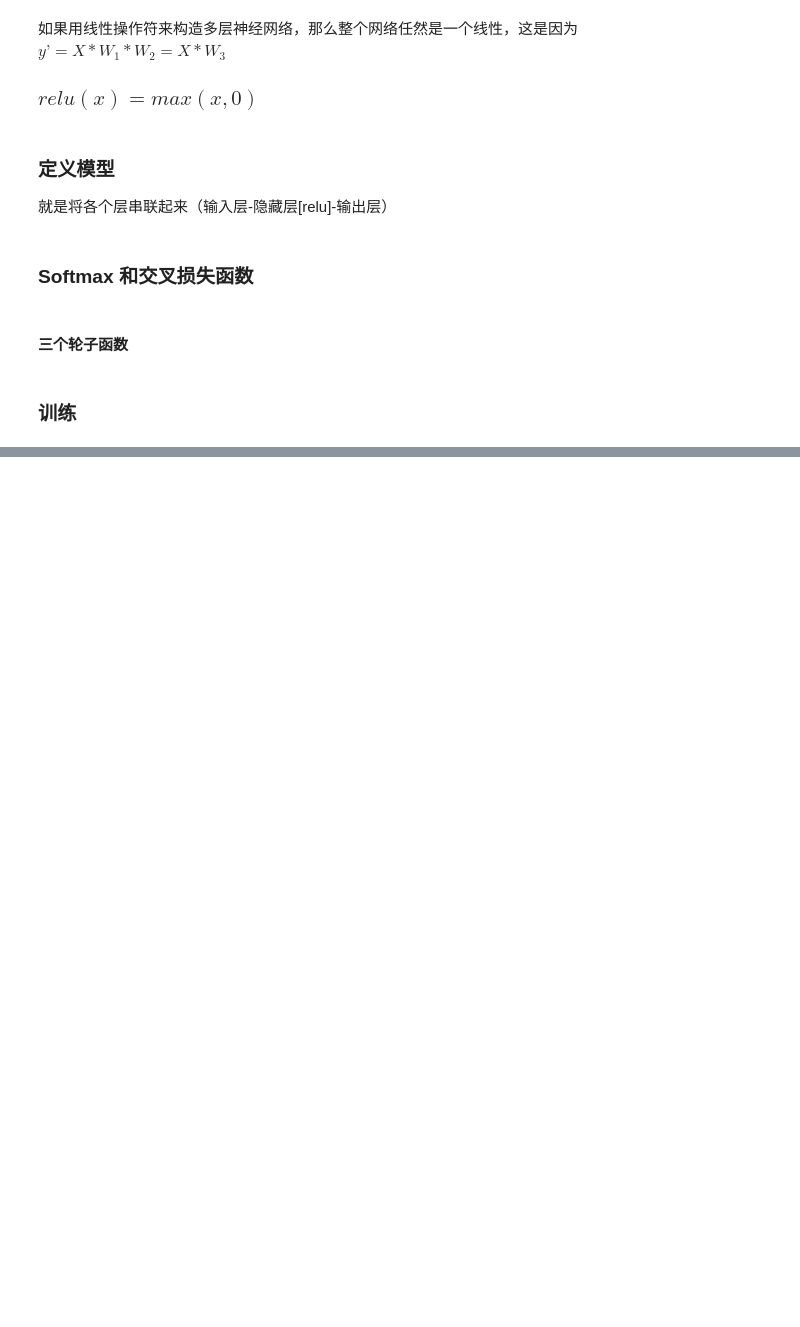
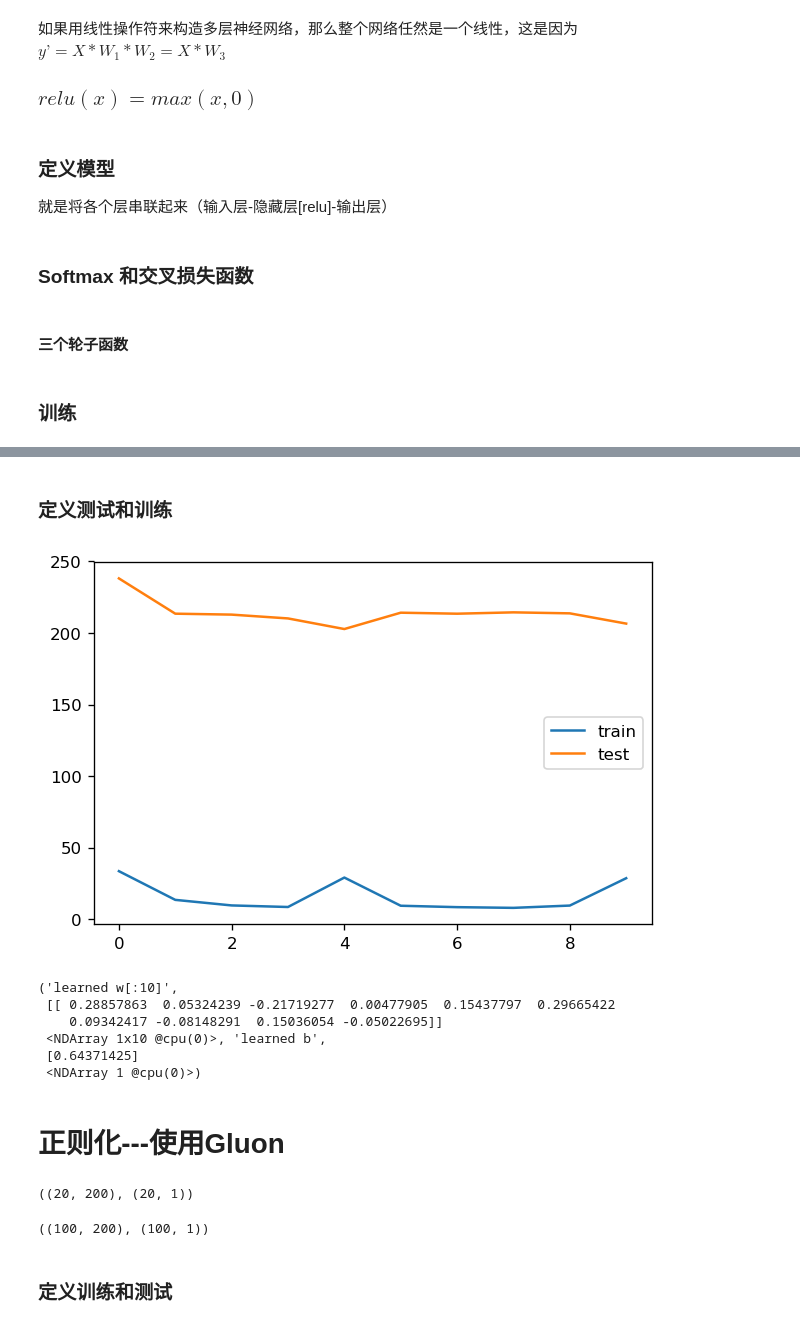
Before and after one commit to 499244188/Mx, a Jupyter notebook: 第二课 过拟合、多层感知机.ipynb, the cells around one changed output, grey strips where cells are left out. Saved outputs shown, nothing was run; the diff lists cells and outputs as text; code cells hidden in the pictures; blank space fills up the shorter version.

```diff
--- a/第二课 过拟合、多层感知机.ipynb
+++ b/第二课 过拟合、多层感知机.ipynb
@@ -104,0 +312,5 @@ Epoch 4. Loss: 0.276812, Train acc 0.899934,Test acc 0.022334
+# %%
+def L2_penalty(w,b):
+    return ((w**2).sum()+(b**2))/2
+# %% [markdown]
+### 定义测试和训练
@@ -104,0 +320,48 @@ Epoch 4. Loss: 0.276812, Train acc 0.899934,Test acc 0.022334
+# %%
+def net(X,w,b):
+    return(nd.dot(X,w)+b)
+
+def square_loss(yhat,y):
+    return (yhat-y.reshape(yhat.shape))**2/2
+
+def sgd(params,lr,batch_size):
+    for param in params:
+        param[:] = param-lr*param.grad/batch_size
+
+def test(net,params,X,y):
+    return square_loss(net(X,*params),y).mean().asscalar()
+# %%
+def train(lambd):
+    epochs = 10
+    learning_rate = 0.05
+    w,b = params=init_params()
+    train_loss = []
+    test_loss = []
+    for e in range(epochs):
+        for data,label in data_iter(num_train):
+            with autograd.record():
+                output = net(data,*params)
+                loss = square_loss(
+                    output,label)+lambd*L2_penalty(*params)
+            loss.backward()
+            sgd(params,learning_rate,batch_size)
+        train_loss.append(test(net,params,X_train,y_train))
+        test_loss.append(test(net,params,X_test,y_test))
+    plt.plot(train_loss)
+    plt.plot(test_loss)
+    plt.legend(['train','test'])
+    plt.show()
+    return ('learned w[:10]',w[:10].T,'learned b',b)
+# %%
+train(4)
+### 我滴个乖乖，loss这么高
+# %% [output]
+[figure, added]
+('learned w[:10]',
+ [[ 0.28857863  0.05324239 -0.21719277  0.00477905  0.15437797  0.29665422
+    0.09342417 -0.08148291  0.15036054 -0.05022695]]
+ <NDArray 1x10 @cpu(0)>, 'learned b',
+ [0.64371425]
+ <NDArray 1 @cpu(0)>)
+# %% [markdown]
+# 正则化---使用Gluon
@@ -104,0 +387,10 @@ Epoch 4. Loss: 0.276812, Train acc 0.899934,Test acc 0.022334
+# %%
+X_train.shape,y_train.shape
+# %% [output]
+((20, 200), (20, 1))
+# %%
+X_test.shape,y_test.shape
+# %% [output]
+((100, 200), (100, 1))
+# %% [markdown]
+### 定义训练和测试
```
Also changed, not shown: parts of 66 cells of this notebook, 4 other files.
